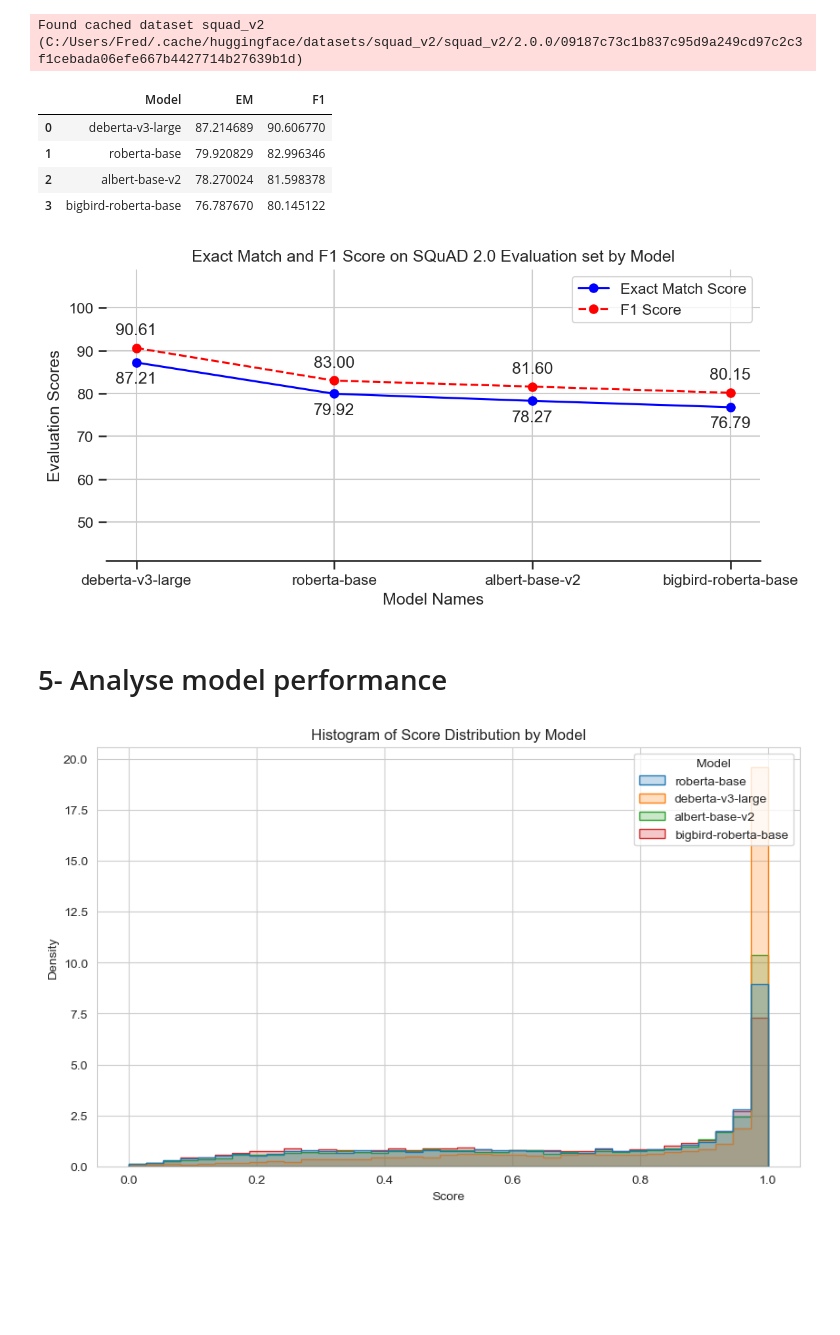
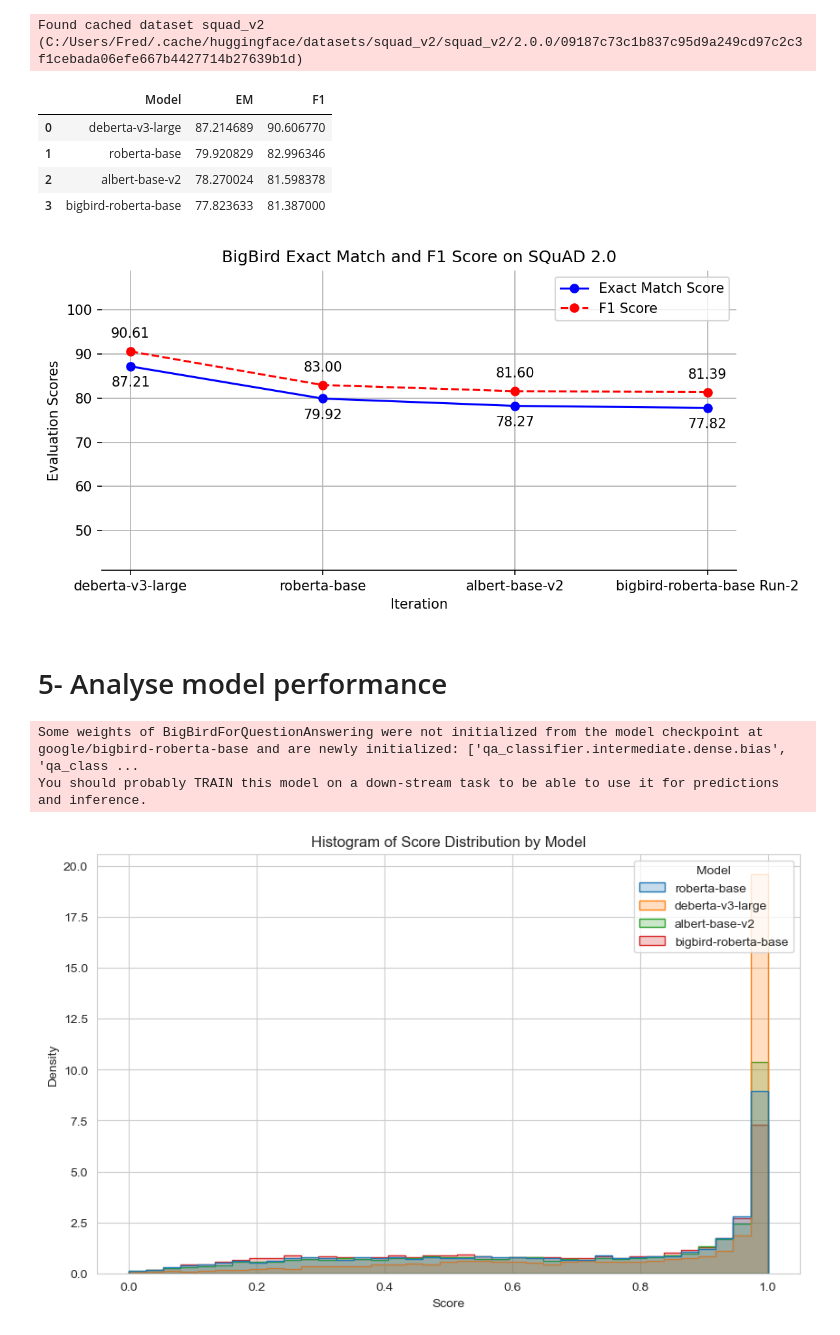
Before and after one commit to najjarfred/DocQA, a Jupyter notebook: Data Exploration and Model Fine-tuning.ipynb, the cells around one changed output. Saved outputs shown, nothing was run; the diff lists cells and outputs as text; code cells hidden in the pictures; blank space fills up the shorter version.

```diff
--- a/Data Exploration and Model Fine-tuning.ipynb
+++ b/Data Exploration and Model Fine-tuning.ipynb
@@ -696,25 +735,9 @@ Found cached dataset squad_v2 (C:/Users/Fred/.cache/huggingface/datasets/squad_v
 # %%
-
-# results
-eval_results_dict = {}
-
-for model_name, model_path in tqdm(models_dict.items()):
-
-    eval_results = task_evaluator.compute(
-        model_or_pipeline=model_path,
-        data=data,
-        metric="squad_v2",
-        squad_v2_format=True)
-
-    # store results
-    eval_results_dict[model_name] = eval_results
-
-print(eval_results_dict)
-
-# eval_results_dict = {'roberta-base': {'exact': 79.92082877116145, 'f1': 82.9963457626089, 'total': 11873, 'HasAns_exact': 77.91835357624831, 'HasAns_f1': 84.07820736158186, 'HasAns_total': 5928, 'NoAns_exact': 81.91757779646763, 'NoAns_f1': 81.91757779646763, 'NoAns_total': 5945, 'best_exact': 79.92082877116145, 'best_exact_thresh': 0.996823787689209, 'best_f1': 82.99634576260925, 'best_f1_thresh': 0.996823787689209, 'total_time_in_seconds': 225.06594863400005, 'samples_per_second': 52.753426593677, 'latency_in_seconds': 0.018956114599006153},
-#                      'deberta-v3-large': {'exact': 87.2146887896909, 'f1': 90.60677013304978, 'total': 11873, 'HasAns_exact': 83.13090418353576, 'HasAns_f1': 89.92479449893742, 'HasAns_total': 5928, 'NoAns_exact': 91.28679562657696, 'NoAns_f1': 91.28679562657696, 'NoAns_total': 5945, 'best_exact': 87.2146887896909, 'best_exact_thresh': 0.999616265296936, 'best_f1': 90.60677013305009, 'best_f1_thresh': 0.999616265296936, 'total_time_in_seconds': 726.4585640880002, 'samples_per_second': 16.343671321302992, 'latency_in_seconds': 0.061185762999073544},
-#                      'albert-base-v2': {'exact': 78.27002442516634, 'f1': 81.59837836217132, 'total': 11873, 'HasAns_exact': 74.24089068825911, 'HasAns_f1': 80.90714343691984, 'HasAns_total': 5928, 'NoAns_exact': 82.28763666947015, 'NoAns_f1': 82.28763666947015, 'NoAns_total': 5945, 'best_exact': 78.27002442516634, 'best_exact_thresh': 0.9966533780097961, 'best_f1': 81.5983783621717, 'best_f1_thresh': 0.9966533780097961, 'total_time_in_seconds': 245.1675431249996, 'samples_per_second': 48.42810695356402, 'latency_in_seconds': 0.020649165596310925},
-#                      'bigbird-roberta-base': {'exact': 76.78766950223195, 'f1': 80.14512218825952, 'total': 11873, 'HasAns_exact': 75.20242914979757, 'HasAns_f1': 81.92696284433303, 'HasAns_total': 5928, 'NoAns_exact': 78.36837678721615, 'NoAns_f1': 78.36837678721615, 'NoAns_total': 5945, 'best_exact': 76.78766950223195, 'best_exact_thresh': 0.9957776069641113, 'best_f1': 80.14512218825993, 'best_f1_thresh': 0.9957776069641113, 'total_time_in_seconds': 262.50442789399995, 'samples_per_second': 45.22971324809177, 'latency_in_seconds': 0.022109359714815122}}
+eval_results_dict = {'roberta-base': {'exact': 79.92082877116145, 'f1': 82.9963457626089, 'total': 11873, 'HasAns_exact': 77.91835357624831, 'HasAns_f1': 84.07820736158186, 'HasAns_total': 5928, 'NoAns_exact': 81.91757779646763, 'NoAns_f1': 81.91757779646763, 'NoAns_total': 5945, 'best_exact': 79.92082877116145, 'best_exact_thresh': 0.996823787689209, 'best_f1': 82.99634576260925, 'best_f1_thresh': 0.996823787689209, 'total_time_in_seconds': 225.06594863400005, 'samples_per_second': 52.753426593677, 'latency_in_seconds': 0.018956114599006153},
+                     'deberta-v3-large': {'exact': 87.2146887896909, 'f1': 90.60677013304978, 'total': 11873, 'HasAns_exact': 83.13090418353576, 'HasAns_f1': 89.92479449893742, 'HasAns_total': 5928, 'NoAns_exact': 91.28679562657696, 'NoAns_f1': 91.28679562657696, 'NoAns_total': 5945, 'best_exact': 87.2146887896909, 'best_exact_thresh': 0.999616265296936, 'best_f1': 90.60677013305009, 'best_f1_thresh': 0.999616265296936, 'total_time_in_seconds': 726.4585640880002, 'samples_per_second': 16.343671321302992, 'latency_in_seconds': 0.061185762999073544},
+                     'albert-base-v2': {'exact': 78.27002442516634, 'f1': 81.59837836217132, 'total': 11873, 'HasAns_exact': 74.24089068825911, 'HasAns_f1': 80.90714343691984, 'HasAns_total': 5928, 'NoAns_exact': 82.28763666947015, 'NoAns_f1': 82.28763666947015, 'NoAns_total': 5945, 'best_exact': 78.27002442516634, 'best_exact_thresh': 0.9966533780097961, 'best_f1': 81.5983783621717, 'best_f1_thresh': 0.9966533780097961, 'total_time_in_seconds': 245.1675431249996, 'samples_per_second': 48.42810695356402, 'latency_in_seconds': 0.020649165596310925},
+                     'bigbird-roberta-base Run-2': {'exact': 77.82363345405543, 'f1': 81.38699975983847, 'total': 11873, 'HasAns_exact': 74.83130904183535, 'HasAns_f1': 81.9682604839006, 'HasAns_total': 5928, 'NoAns_exact': 80.80740117746005, 'NoAns_f1': 80.80740117746005, 'NoAns_total': 5945, 'best_exact': 77.82363345405543, 'best_exact_thresh': 0.9997609257698059, 'best_f1': 81.38699975983887, 'best_f1_thresh': 0.9997609257698059, 'total_time_in_seconds': 1120.533911409002, 'samples_per_second': 10.595841749287567, 'latency_in_seconds': 0.09437664544841254},
+}
 
 # sort eval_results_dict by extract score
 sorted_eval_results_dict = {k: v for k, v in sorted(eval_results_dict.items(), key=lambda item: item[1]['exact'], reverse=True)}
@@ -734,36 +757,36 @@ scores_table.head()
 | 0 | deberta-v3-large | 87.214689 | 90.606770 |
 | 1 | roberta-base | 79.920829 | 82.996346 |
 | 2 | albert-base-v2 | 78.270024 | 81.598378 |
-| 3 | bigbird-roberta-base | 76.787670 | 80.145122 |
+| 3 | bigbird-roberta-base | 77.823633 | 81.387000 |
 # %%
 # Exact Match and F1 scores
 exact_match_scores = [result['exact'] for result in sorted_eval_results_dict.values()]
 f1_scores = [result['f1'] for result in sorted_eval_results_dict.values()]
 models = list(sorted_eval_results_dict.keys())
 
 # Plotting both the Exact Match and F1 scores
 plt.figure(figsize=(8, 4), dpi = 150)
 plt.plot(models, exact_match_scores, marker='o', color='blue', label='Exact Match Score')
 plt.plot(models, f1_scores, marker='o', color='red', linestyle='dashed', label='F1 Score')
 
 # Adding data labels to the points
 for i, txt in enumerate(exact_match_scores):
     plt.annotate(f'{txt:.2f}', (models[i], exact_match_scores[i]), textcoords="offset points", xytext=(0,-15), ha='center')
 for i, txt in enumerate(f1_scores):
     plt.annotate(f'{txt:.2f}', (models[i], f1_scores[i]), textcoords="offset points", xytext=(0,10), ha='center')
 
 # Adding a legend, title, and axis labels
-plt.title('Exact Match and F1 Score on SQuAD 2.0 Evaluation set by Model')
-plt.xlabel('Model Names')
+plt.title('BigBird Exact Match and F1 Score on SQuAD 2.0')
+plt.xlabel('Iteration')
 plt.ylabel('Evaluation Scores')
 plt.ylim(41,109)
 plt.legend()
 plt.grid(True)
 sns.despine(left=True)
 plt.tight_layout()
 plt.show()
 # %% [output]
-[figure, old version]
+[figure, new version]
 # %% [markdown]
 # 5- Analyse model performance
 # %%
@@ -825,3 +848,6 @@ for i, item in tqdm(enumerate(data)):
 
 # Save results to CSV
 df_results.to_csv('squad2_model_evaluation_analysis.csv', index=False)
+# %% [output]
+Some weights of BigBirdForQuestionAnswering were not initialized from the model checkpoint at google/bigbird-roberta-base and are newly initialized: ['qa_classifier.intermediate.dense.bias', 'qa_class ...
+You should probably TRAIN this model on a down-stream task to be able to use it for predictions and inference.
```
Also changed, not shown: parts of 11 cells of this notebook, 10 other files.
